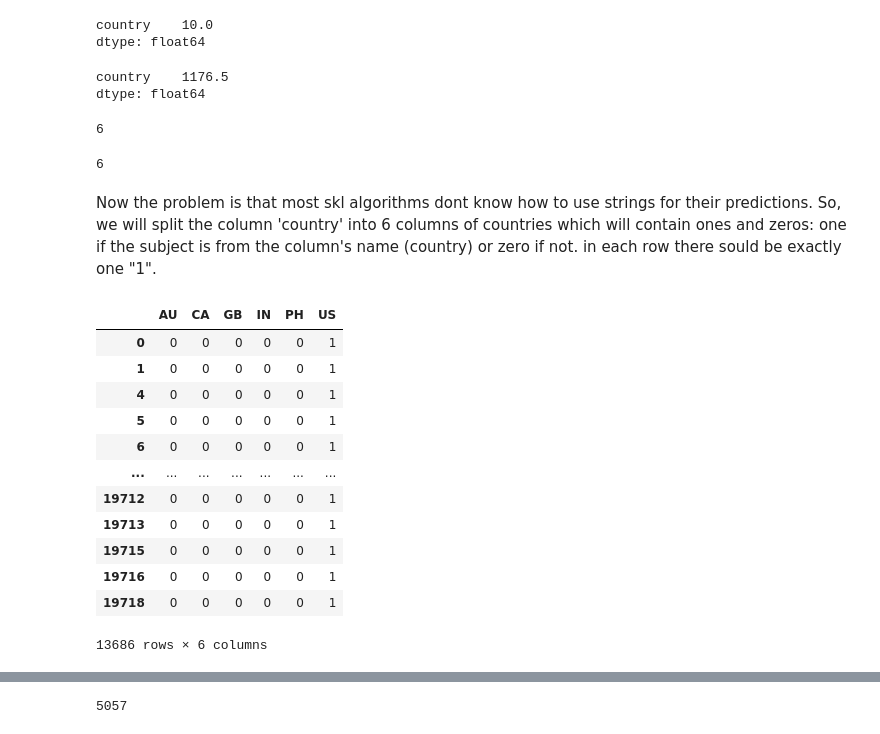
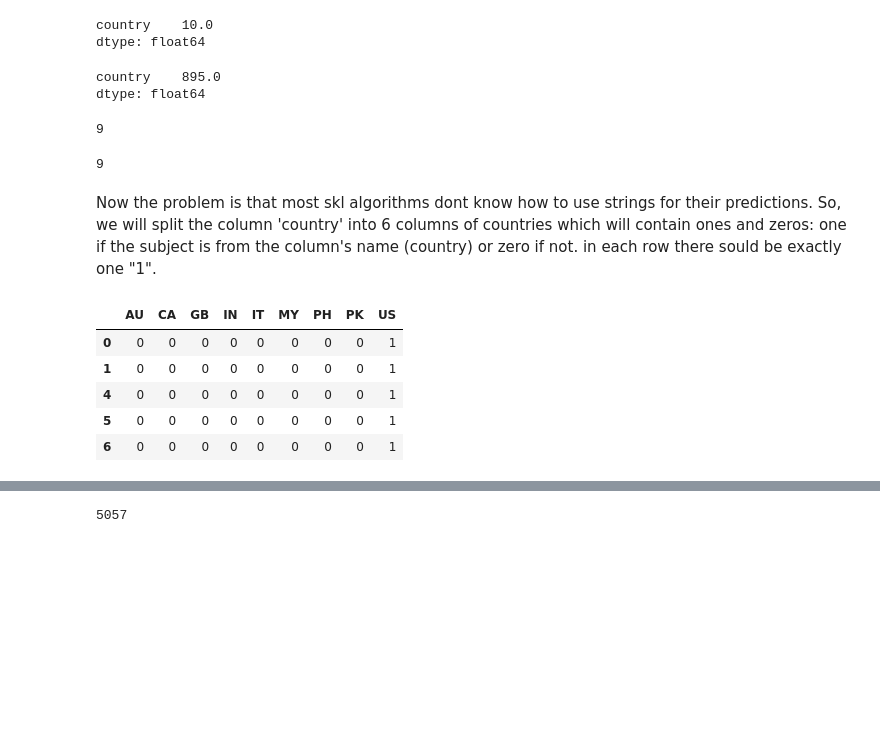
Before and after one commit to GiladFisher/Data-Science-Final-Project, a Jupyter notebook: Classification - Big Five male or female.ipynb, the cells around one changed output, grey strips where cells are left out. Drawn from its saved outputs; the diff is of its cells as text; code cells hidden in the pictures; blank space fills up the shorter version.

```diff
--- a/Classification - Big Five male or female.ipynb
+++ b/Classification - Big Five male or female.ipynb
@@ -54,27 +54,27 @@ raw.head()
 | 5 | 2 | US | 1 | 5 | 2 | 4 | 1 | 3 | 2 | 4 | ... | ... |
 5 rows × 52 columns
 # %%
-countries = pd.DataFrame(raw['country'].value_counts())
+countries = pd.DataFrame(raw['country'].loc[raw['country']!='(nu'].value_counts()) # '(nu' is the symbol for null
 countries.median() # there are alot of countries with very few subjects
 # %% [output]
 country    10.0
 dtype: float64
 # %%
-countries = countries.loc[countries['country'] >= 500]
+countries = countries.loc[countries['country'] >= 200]
 countries.median()
 # %% [output]
-country    1176.5
+country    895.0
 dtype: float64
 # %%
 len(countries) # so we're left with 6 countries
 # %% [output]
-6
+9
 # %%
 raw = raw.loc[raw['country'].isin(countries.index)] # keep only those countries
 # %%
 len(raw['country'].value_counts()) # seems like it worked!
 # %% [output]
-6
+9
 # %% [markdown]
 Now the problem is that most skl algorithms dont know how to use strings for their predictions. So, we will split
 the column 'country' into 6 columns of countries which will contain ones and zeros:
@@ -82,21 +82,14 @@ one if the subject is from the column's name (country)
 or zero if not.
 in each row there sould be exactly one "1".
 # %%
-raw['country'].str.get_dummies() # most of the subjects are from the US
+raw['country'].str.get_dummies().head() # most of the subjects are from the US
 # %% [output]
-|  | AU | CA | GB | IN | PH | US |
-| 0 | 0 | 0 | 0 | 0 | 0 | 1 |
-| 1 | 0 | 0 | 0 | 0 | 0 | 1 |
-| 4 | 0 | 0 | 0 | 0 | 0 | 1 |
-| 5 | 0 | 0 | 0 | 0 | 0 | 1 |
-| 6 | 0 | 0 | 0 | 0 | 0 | 1 |
-| ... | ... | ... | ... | ... | ... | ... |
-| 19712 | 0 | 0 | 0 | 0 | 0 | 1 |
-| 19713 | 0 | 0 | 0 | 0 | 0 | 1 |
-| 19715 | 0 | 0 | 0 | 0 | 0 | 1 |
-| 19716 | 0 | 0 | 0 | 0 | 0 | 1 |
-| 19718 | 0 | 0 | 0 | 0 | 0 | 1 |
+|  | AU | CA | GB | IN | IT | MY | PH | PK | US |
+| 0 | 0 | 0 | 0 | 0 | 0 | 0 | 0 | 0 | 1 |
+| 1 | 0 | 0 | 0 | 0 | 0 | 0 | 0 | 0 | 1 |
+| 4 | 0 | 0 | 0 | 0 | 0 | 0 | 0 | 0 | 1 |
+| 5 | 0 | 0 | 0 | 0 | 0 | 0 | 0 | 0 | 1 |
+| 6 | 0 | 0 | 0 | 0 | 0 | 0 | 0 | 0 | 1 |
-13686 rows × 6 columns
 # %%
 n_data = raw.join(raw['country'].str.get_dummies(), how='right') # combining the two data frames into a n_data
 # %%
```
Also changed, not shown: parts of 33 cells of this notebook.
